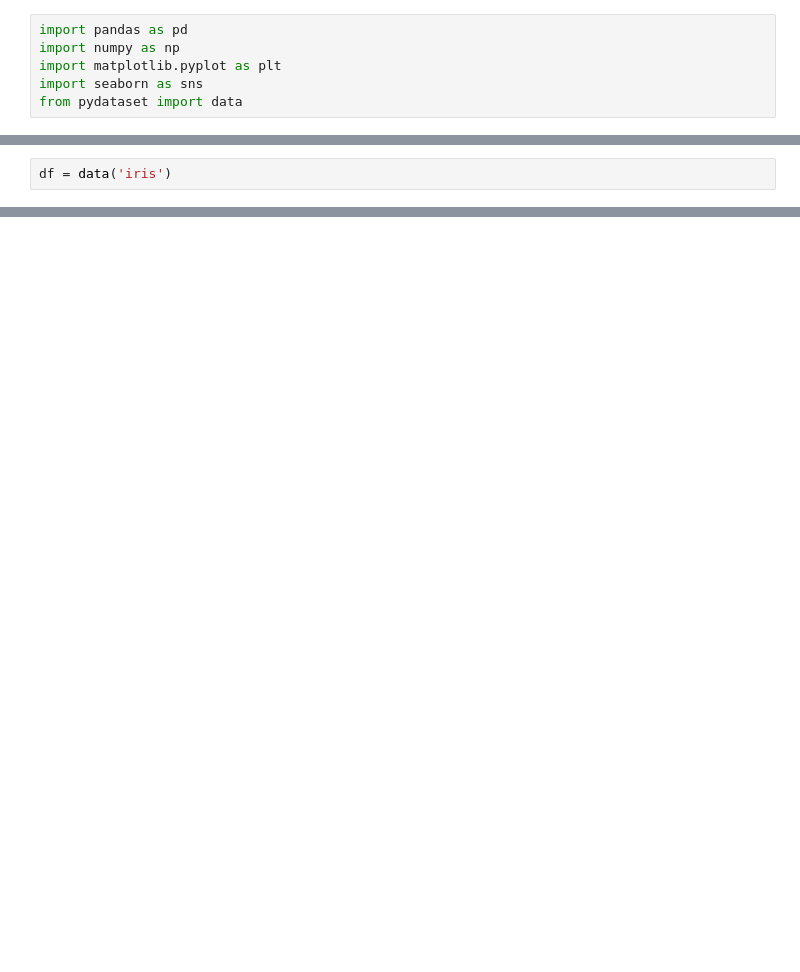
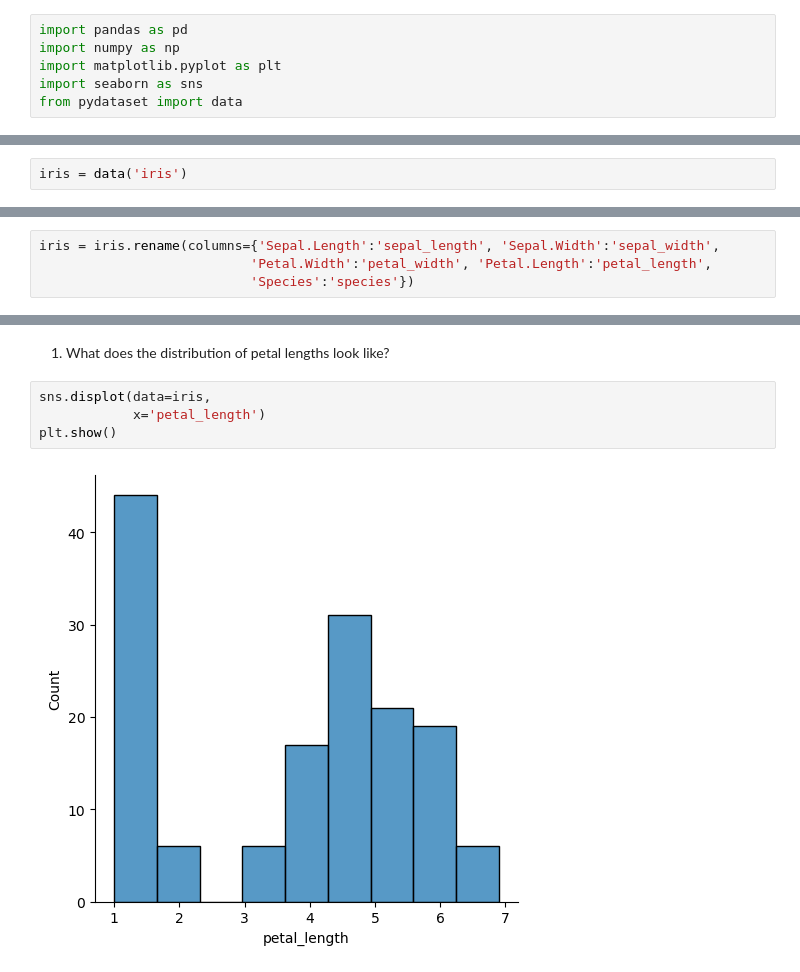
Before and after one commit to Adam-Harris87/numpy-pandas-visualization-exercises, a Jupyter notebook: seaborn_exercises.ipynb, the cells around one changed output, grey strips where cells are left out. Drawn from its saved outputs; the diff is of its cells as text; blank space fills up the shorter version.

```diff
--- a/seaborn_exercises.ipynb
+++ b/seaborn_exercises.ipynb
@@ -11,2 +9,2 @@ Use the iris database to answer the following quesitons:
 # %%
-df = data('iris')
+iris = data('iris')
@@ -30,0 +26,4 @@ df = data('iris')
+# %%
+iris = iris.rename(columns={'Sepal.Length':'sepal_length', 'Sepal.Width':'sepal_width',
+                           'Petal.Width':'petal_width', 'Petal.Length':'petal_length',
+                           'Species':'species'})
@@ -30,0 +50,8 @@ df = data('iris')
+# %% [markdown]
+1. What does the distribution of petal lengths look like?
+# %%
+sns.displot(data=iris,
+            x='petal_length')
+plt.show()
+# %% [output]
+[figure, added]
```
Also changed, not shown: parts of 53 cells of this notebook, 1 other file.
